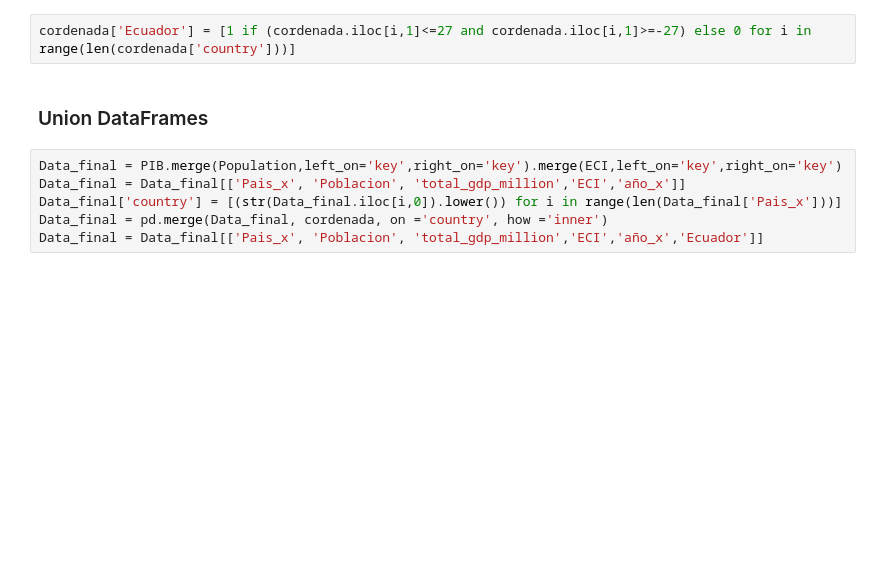
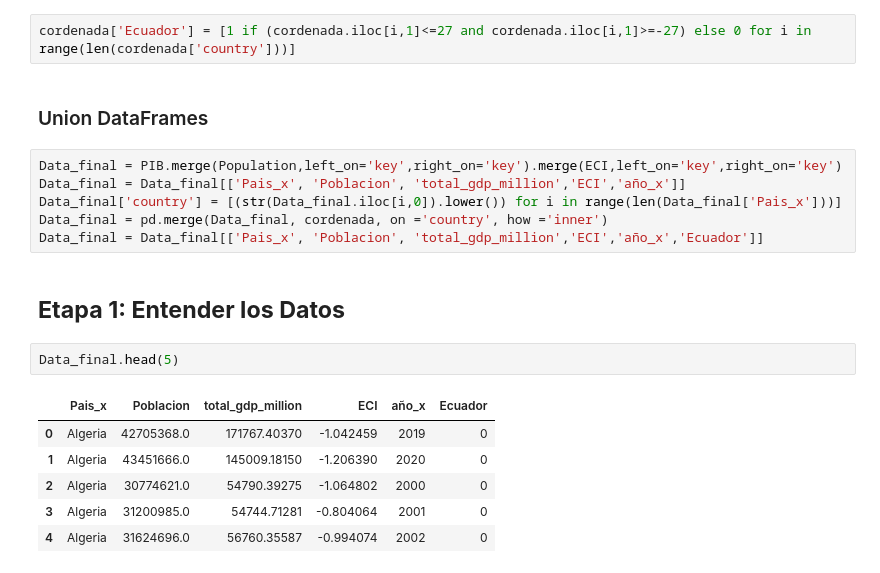
Before and after one commit to SantiagoGS97/Proyecto, a Jupyter notebook: Proyecto.ipynb, the cells around one changed output. Drawn from its saved outputs; the diff is of its cells as text; blank space fills up the shorter version.

```diff
--- a/Proyecto.ipynb
+++ b/Proyecto.ipynb
@@ -93,3 +87,14 @@ Data_final = Data_final[['Pais_x', 'Poblacion', 'total_gdp_million','ECI','año_
 Data_final['country'] = [(str(Data_final.iloc[i,0]).lower()) for i in range(len(Data_final['Pais_x']))]
 Data_final = pd.merge(Data_final, cordenada, on ='country', how ='inner')
 Data_final = Data_final[['Pais_x', 'Poblacion', 'total_gdp_million','ECI','año_x','Ecuador']]
+# %% [markdown]
+## **Etapa 1: Entender los Datos**
+# %%
+Data_final.head(5)
+# %% [output]
+|  | Pais_x | Poblacion | total_gdp_million | ECI | año_x | Ecuador |
+| 0 | Algeria | 42705368.0 | 171767.40370 | -1.042459 | 2019 | 0 |
+| 1 | Algeria | 43451666.0 | 145009.18150 | -1.206390 | 2020 | 0 |
+| 2 | Algeria | 30774621.0 | 54790.39275 | -1.064802 | 2000 | 0 |
+| 3 | Algeria | 31200985.0 | 54744.71281 | -0.804064 | 2001 | 0 |
+| 4 | Algeria | 31624696.0 | 56760.35587 | -0.994074 | 2002 | 0 |
```
Also changed, not shown: parts of 6 cells of this notebook, 1 other file.
